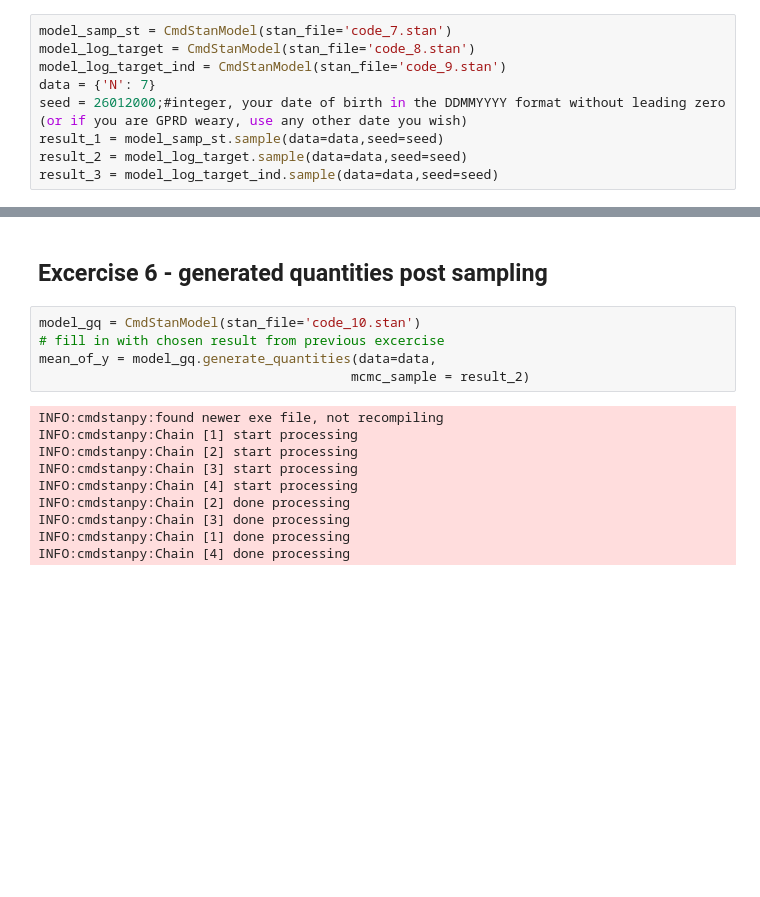
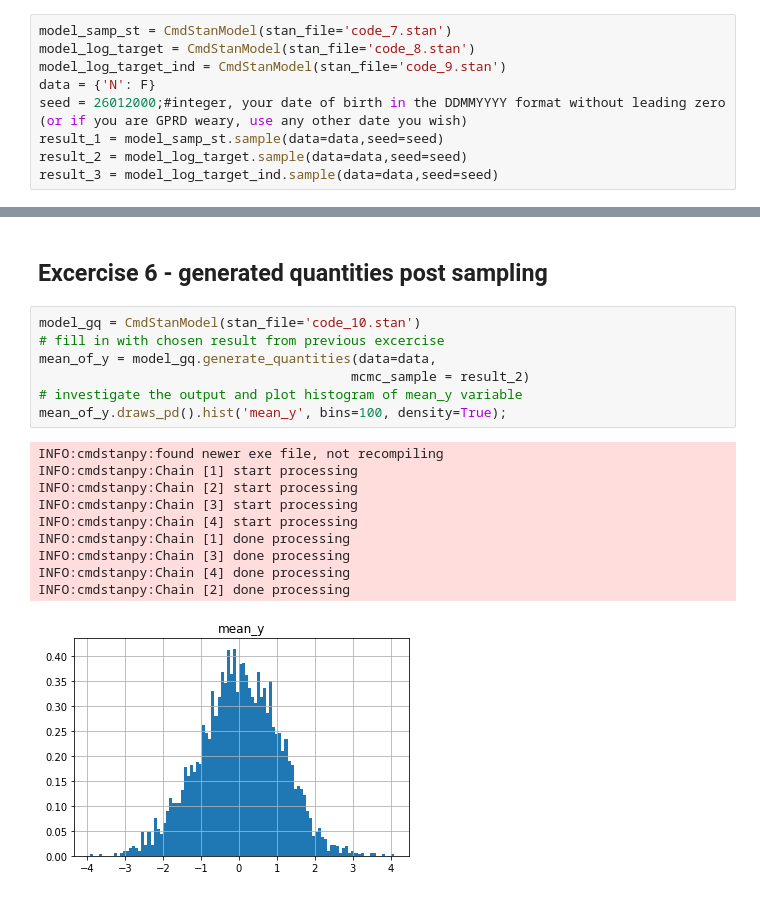
Before and after one commit to mateuszsaternus/DA2023, a Jupyter notebook: lab2/lab2.ipynb, the cells around one changed output, grey strips where cells are left out. Cells and saved outputs as stored; diff of their text form; blank space fills up the shorter version.

```diff
--- a/lab2/lab2.ipynb
+++ b/lab2/lab2.ipynb
@@ -186,7 +180,7 @@ INFO:cmdstanpy:CmdStan done processing.
 model_samp_st = CmdStanModel(stan_file='code_7.stan')
 model_log_target = CmdStanModel(stan_file='code_8.stan')
 model_log_target_ind = CmdStanModel(stan_file='code_9.stan')
-data = {'N': 7}
+data = {'N': F}
 seed = 26012000;#integer, your date of birth in the DDMMYYYY format without leading zero (or if you are GPRD weary, use any other date you wish)
 result_1 = model_samp_st.sample(data=data,seed=seed)
 result_2 = model_log_target.sample(data=data,seed=seed)
@@ -232,15 +226,18 @@ plt.show()
 # %%
 model_gq = CmdStanModel(stan_file='code_10.stan')
 # fill in with chosen result from previous excercise
 mean_of_y = model_gq.generate_quantities(data=data,
                                         mcmc_sample = result_2)
+# investigate the output and plot histogram of mean_y variable
+mean_of_y.draws_pd().hist('mean_y', bins=100, density=True);
 # %% [output]
 INFO:cmdstanpy:found newer exe file, not recompiling
 INFO:cmdstanpy:Chain [1] start processing
 INFO:cmdstanpy:Chain [2] start processing
 INFO:cmdstanpy:Chain [3] start processing
 INFO:cmdstanpy:Chain [4] start processing
+INFO:cmdstanpy:Chain [1] done processing
+INFO:cmdstanpy:Chain [3] done processing
+INFO:cmdstanpy:Chain [4] done processing
 INFO:cmdstanpy:Chain [2] done processing
-INFO:cmdstanpy:Chain [3] done processing
-INFO:cmdstanpy:Chain [1] done processing
-INFO:cmdstanpy:Chain [4] done processing
+[figure, added]
```
Also changed, not shown: parts of 9 cells of this notebook.
